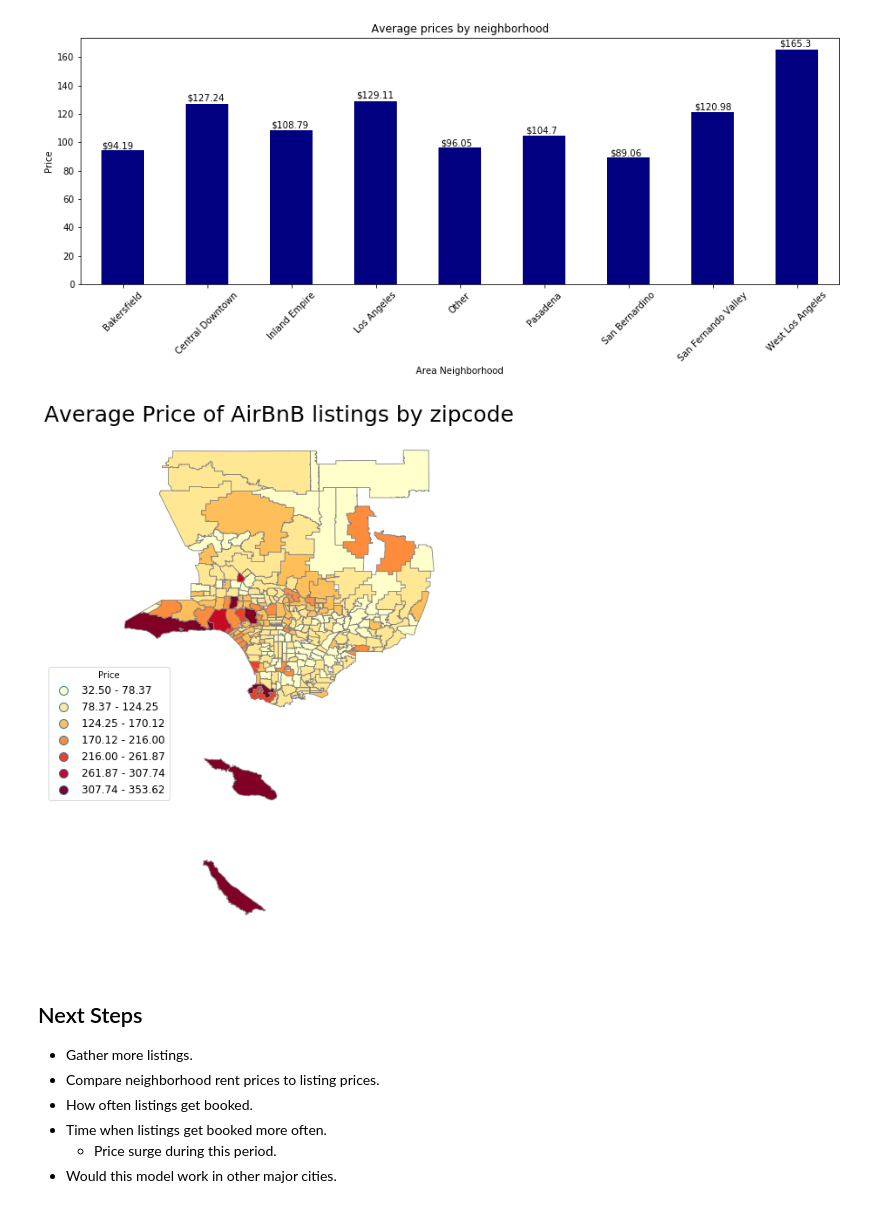
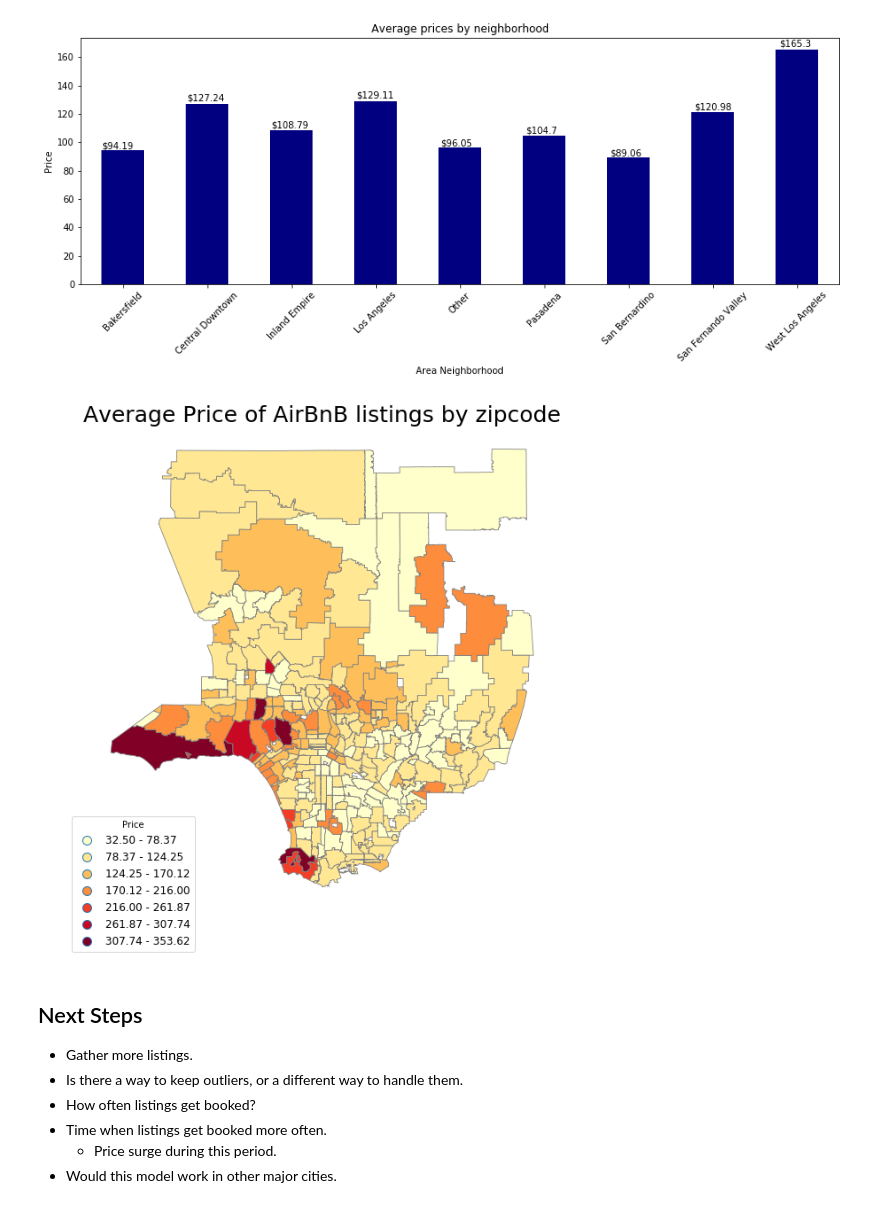
Before and after one commit to sebastian-chang/ga_ds_final, a Jupyter notebook: part_4_presentation.ipynb, the cells around one changed output. Saved outputs shown, nothing was run; the diff lists cells and outputs as text; code cells hidden in the pictures.

```diff
--- a/part_4_presentation.ipynb
+++ b/part_4_presentation.ipynb
@@ -165,27 +153,27 @@ for p in ax.patches:
 # %%
 target_col = 'price'
 vmin, vmax  = 0, 400
-fig, ax = plt.subplots(1, figsize = (7, 14))
+fig, ax = plt.subplots(1, figsize = (10, 10))
 
 test.plot(column=target_col, cmap='YlOrRd',
           linewidth=0.8,
           edgecolor='0.5',
           ax = ax,
           scheme = 'equal_interval',
           k = 7,
           legend = True,
-          legend_kwds={'loc': 'center', 'title': 'Price', 'fancybox' : True, 'fontsize': 12, 'bbox_to_anchor': (0, .4)})
+          legend_kwds={'loc': 'lower left', 'title': 'Price', 'fancybox' : True, 'fontsize': 12, 'bbox_to_anchor': (-.05, -.1)})
 ax.axis('off')
-ax.set_aspect(.8)
+ax.set_aspect(1)
 ax.set_title('Average Price of AirBnB listings by zipcode', fontdict={'fontsize': '25', 'fontweight' : '3'});
 # %% [output]
-[figure, old version]
+[figure, new version]
 # %% [markdown]
 ## Next Steps
 
 - Gather more listings.
-- Compare neighborhood rent prices to listing prices.
-- How often listings get booked.
+- Is there a way to keep outliers, or a different way to handle them.
+- How often listings get booked?
 - Time when listings get booked more often.
     - Price surge during this period.
 - Would this model work in other major cities.
```
Also changed, not shown: parts of 6 cells of this notebook, 1 other file.
